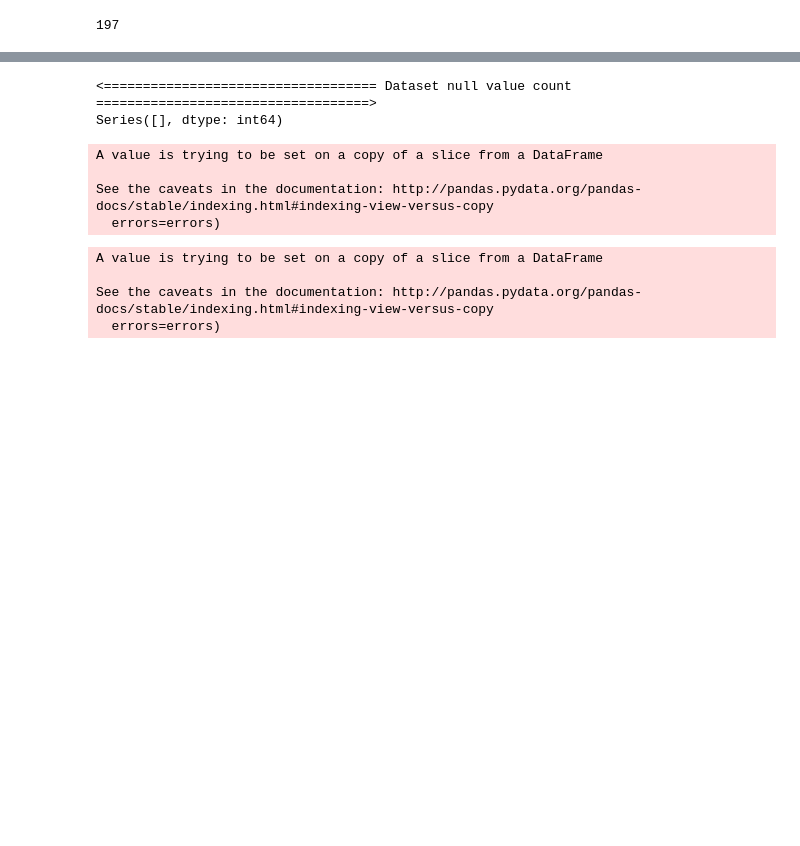
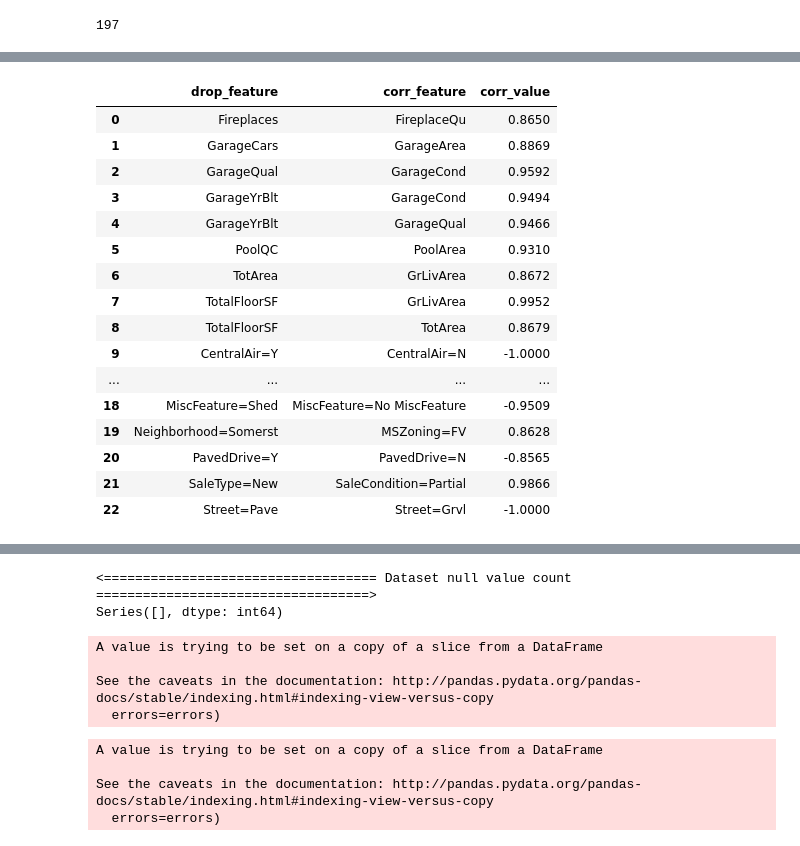
Before and after one commit to krishnamohan-seelam/MachineLearning, a Jupyter notebook: AnacondaProjects/MachineLearning_Handbook/Regression/Kaggle_Competition-House_Price_Prediction_2017_ElasticNet.ipynb, the cells around one changed output, grey strips where cells are left out. Saved outputs shown, nothing was run; the diff lists cells and outputs as text; code cells hidden in the pictures; blank space fills up the shorter version.

```diff
--- a/AnacondaProjects/MachineLearning_Handbook/Regression/Kaggle_Competition-House_Price_Prediction_2017_ElasticNet.ipynb
+++ b/AnacondaProjects/MachineLearning_Handbook/Regression/Kaggle_Competition-House_Price_Prediction_2017_ElasticNet.ipynb
@@ -845,3 +849,34 @@ SaleType=New=>[('SaleCondition=Partial', 0.9866199955541316)]
+# %%
+correlated_predictors ={}
+record_collinear = pd.DataFrame(columns = ['drop_feature', 'corr_feature', 'corr_value'])
+for column in to_drop:
+    co_related_features = list(upper.index[upper[column].abs() > correlation_threshold])
+    co_related_values = list(upper[column][upper[column].abs() > correlation_threshold])
+    drop_features = [column for _ in range(len(co_related_features))]
+
+    temp_df = pd.DataFrame.from_dict({'drop_feature': drop_features,
+                                             'corr_feature': co_related_features,
+                                             'corr_value': co_related_values})
+    record_collinear = record_collinear.append(temp_df, ignore_index = True)
+record_collinear
+# %% [output]
+|  | drop_feature | corr_feature | corr_value |
+| 0 | Fireplaces | FireplaceQu | 0.8650 |
+| 1 | GarageCars | GarageArea | 0.8869 |
+| 2 | GarageQual | GarageCond | 0.9592 |
+| 3 | GarageYrBlt | GarageCond | 0.9494 |
+| 4 | GarageYrBlt | GarageQual | 0.9466 |
+| 5 | PoolQC | PoolArea | 0.9310 |
+| 6 | TotArea | GrLivArea | 0.8672 |
+| 7 | TotalFloorSF | GrLivArea | 0.9952 |
+| 8 | TotalFloorSF | TotArea | 0.8679 |
+| 9 | CentralAir=Y | CentralAir=N | -1.0000 |
+| ... | ... | ... | ... |
+| 18 | MiscFeature=Shed | MiscFeature=No MiscFeature | -0.9509 |
+| 19 | Neighborhood=Somerst | MSZoning=FV | 0.8628 |
+| 20 | PavedDrive=Y | PavedDrive=N | -0.8565 |
+| 21 | SaleType=New | SaleCondition=Partial | 0.9866 |
+| 22 | Street=Pave | Street=Grvl | -1.0000 |
 # %%
 highly_correlated_features = heatmap_data.columns[corr_matrix['SalePrice'].abs() > .18]
 #highly_correlated_features.tolist()
```
Also changed, not shown: parts of 20 cells of this notebook.
